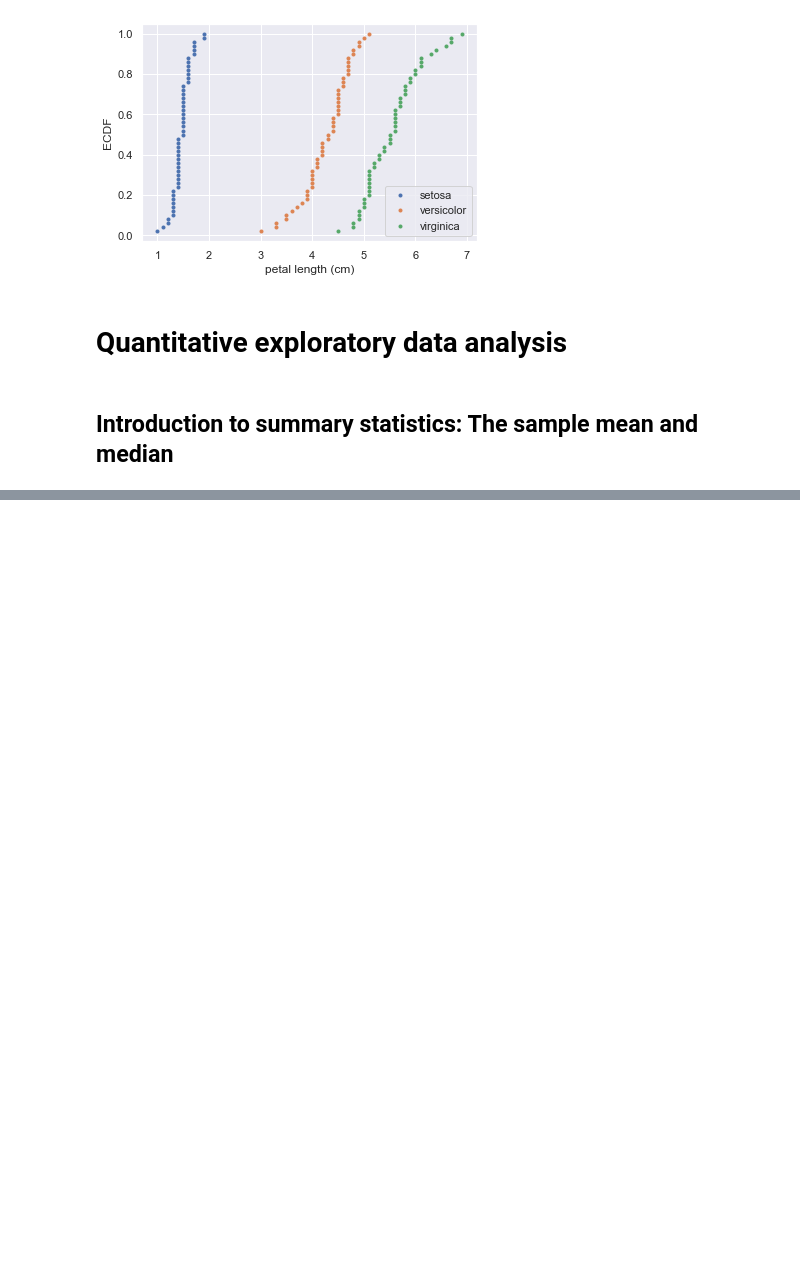
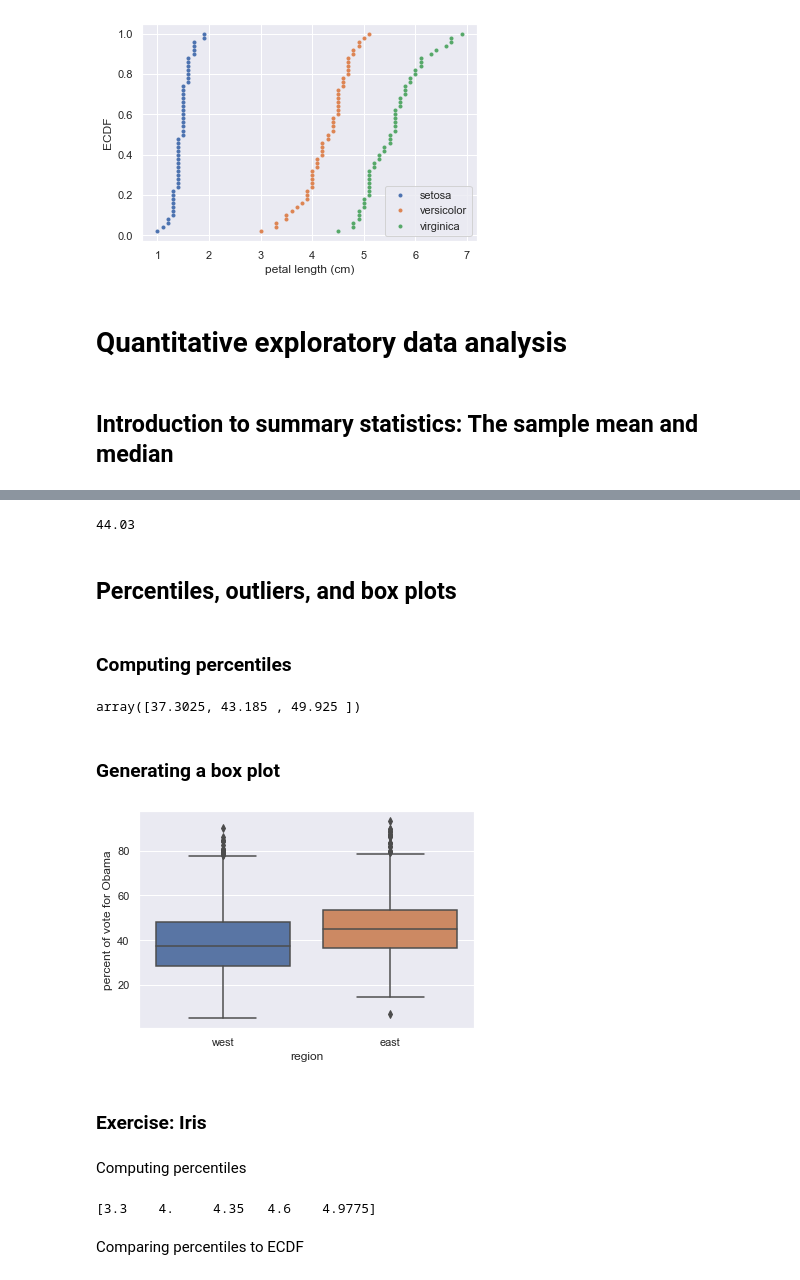
Before and after one commit to Yuleii/programming-notebook, a Jupyter notebook: statistical_thinking_in_python.ipynb, the cells around one changed output, grey strips where cells are left out. Drawn from its saved outputs; the diff is of its cells as text; code cells hidden in the pictures; blank space fills up the shorter version.

```diff
--- a/statistical_thinking_in_python.ipynb
+++ b/statistical_thinking_in_python.ipynb
@@ -160,0 +178,43 @@ plt.show()
+# %%
+np.median(df_swing[df_swing['state']=='PA']['dem_share'])
+# %% [output]
+44.03
+# %% [markdown]
+## Percentiles, outliers, and box plots
+# %% [markdown]
+### Computing percentiles
+# %%
+np.percentile(df_swing['dem_share'], [25, 50, 75])
+# %% [output]
+array([37.3025, 43.185 , 49.925 ])
+# %% [markdown]
+### Generating a box plot
+# %%
+import matplotlib.pyplot as plt
+import seaborn as sns
+
+df_all_states = pd.read_csv('data/2008_all_states.csv')
+
+_ = sns.boxplot(x='east_west', y='dem_share', data=df_all_states)
+_ = plt.xlabel('region')
+_ = plt.ylabel('percent of vote for Obama')
+plt.show()
+# %% [output]
+[figure, added]
+# %% [markdown]
+### Exercise: Iris
+# %% [markdown]
+Computing percentiles
+# %%
+# Specify array of percentiles: percentiles
+percentiles = np.array([2.5, 25, 50, 75, 97.5])
+
+# Compute percentiles: ptiles_vers
+ptiles_vers = np.percentile(versicolor_petal_length, percentiles)
+
+# Print the result
+print(ptiles_vers)
+# %% [output]
+[3.3    4.     4.35   4.6    4.9775]
+# %% [markdown]
+Comparing percentiles to ECDF
```
Also changed, not shown: parts of 98 cells of this notebook, 4 other files.
